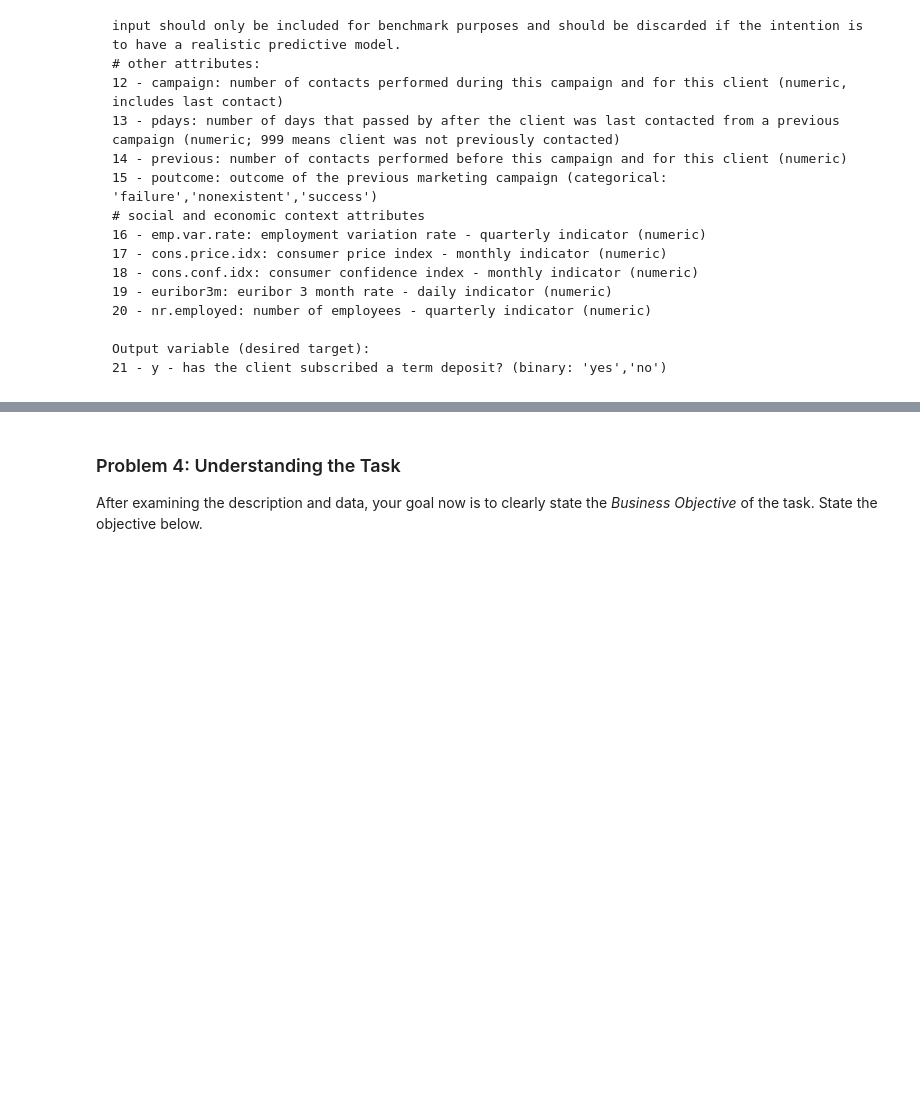
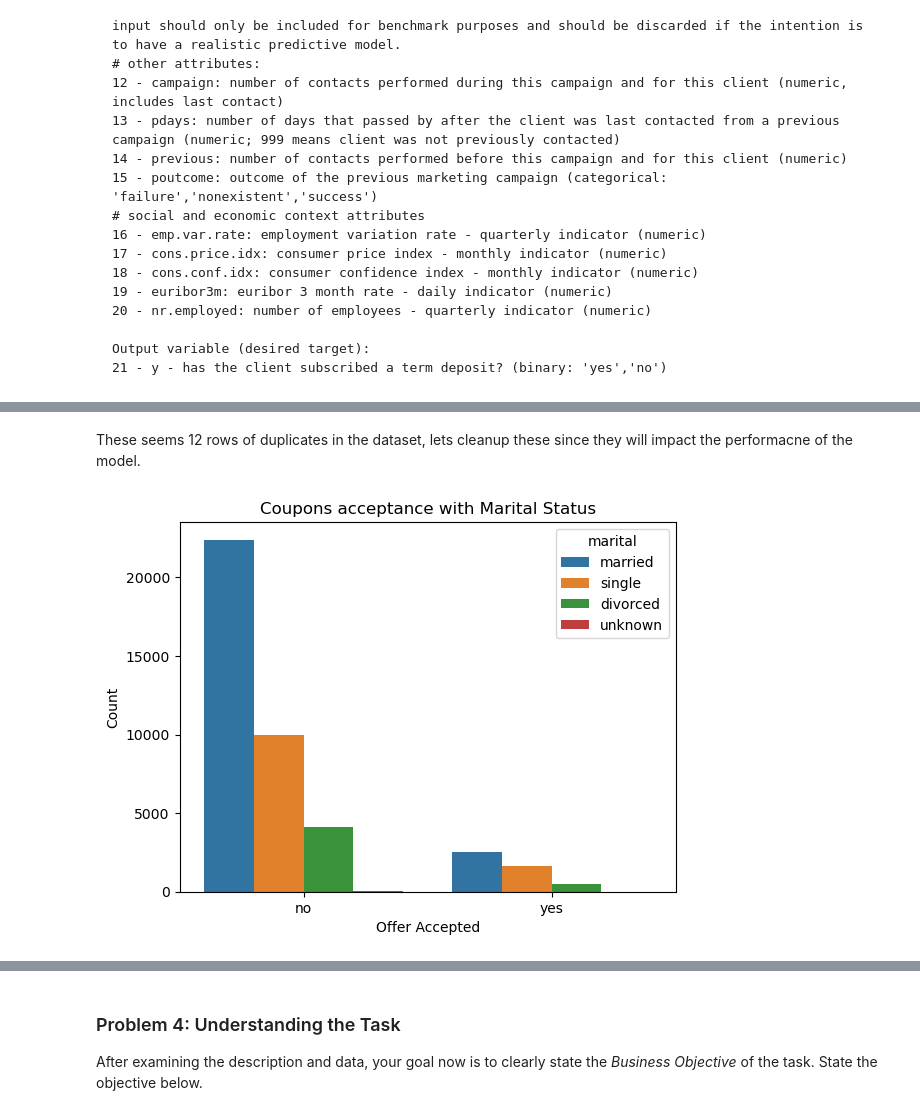
Before and after one commit to trguduru/bank_marketing_prediction, a Jupyter notebook: prompt_III.ipynb, the cells around one changed output, grey strips where cells are left out. Drawn from its saved outputs; the diff is of its cells as text; code cells hidden in the pictures; blank space fills up the shorter version.

Commit message:
added model analysis

```diff
--- a/prompt_III.ipynb
+++ b/prompt_III.ipynb
@@ -67,0 +200,11 @@ Output variable (desired target):
+# %% [markdown]
+These seems 12 rows of duplicates in the dataset, lets cleanup these since they will impact the performacne of the model.
+# %%
+# Check how many people accepted the offer vs not using bar plot with respective to marital status
+plt.title("Coupons acceptance with Marital Status")
+sns.countplot(bank_df,x='y',hue='marital')
+plt.xlabel('Offer Accepted')
+plt.ylabel('Count')
+plt.show()
+# %% [output]
+[figure, added]
```
Also changed, not shown: parts of 89 cells of this notebook.
